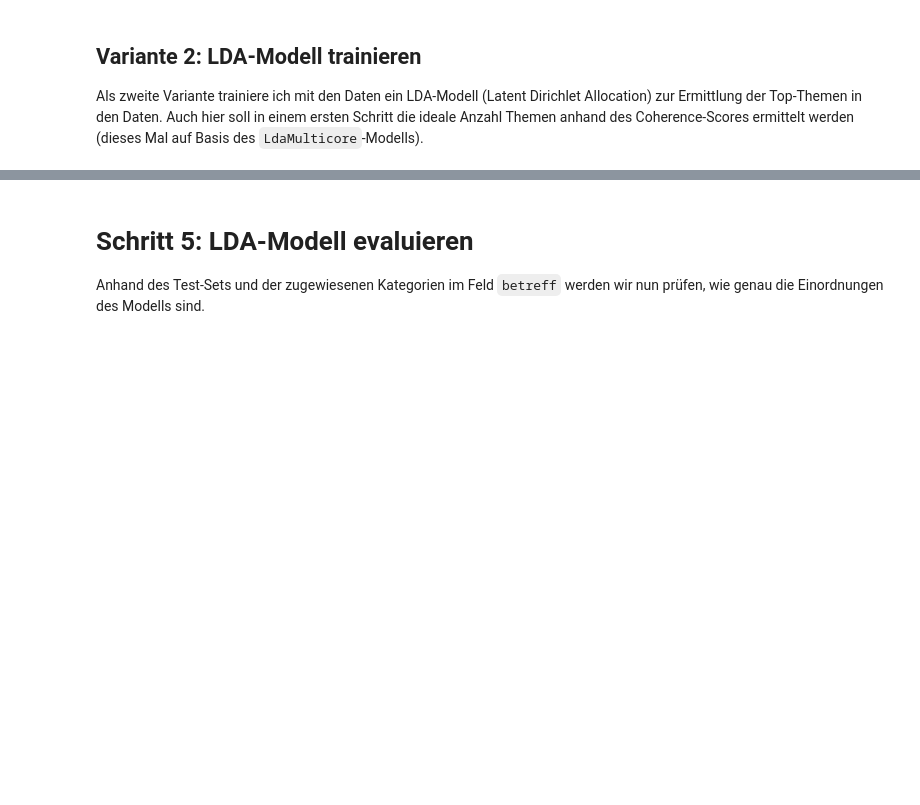
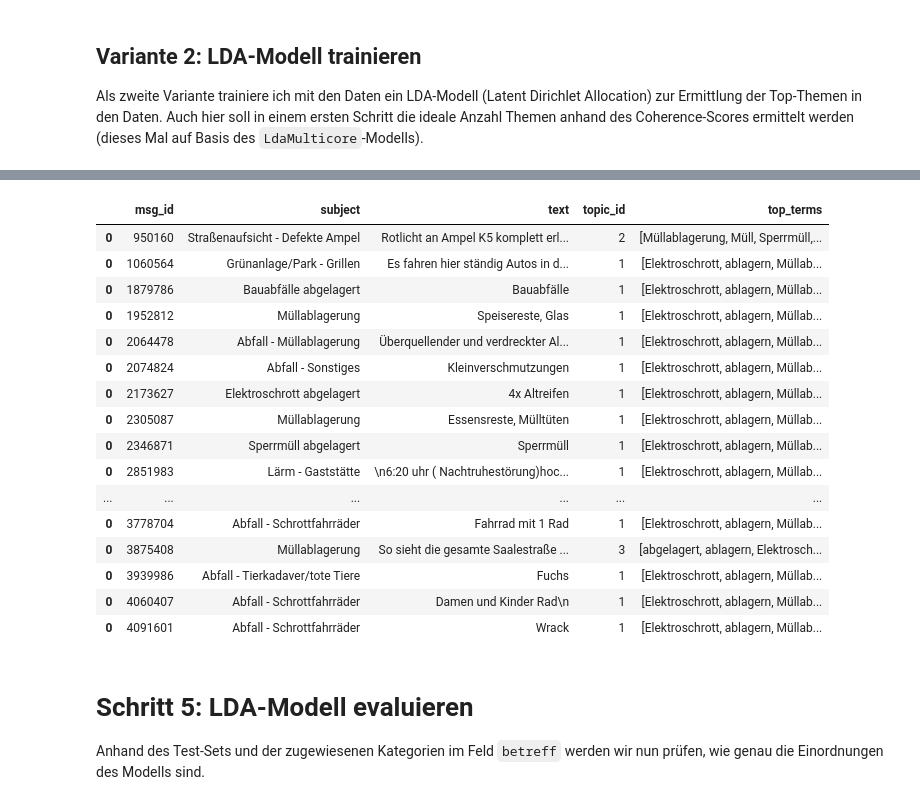
Before and after one commit to schaermu/DLBDSEDE02-Notebook, a Jupyter notebook: src/aufgabe1.ipynb, the cells around one changed output, grey strips where cells are left out. Drawn from its saved outputs; the diff is of its cells as text; code cells hidden in the pictures; blank space fills up the shorter version.

```diff
--- a/src/aufgabe1.ipynb
+++ b/src/aufgabe1.ipynb
@@ -352,3 +360,50 @@ Coherence Score:  -12.537039493587507
+# %%
+lsi_test_dict = gensim.corpora.Dictionary(test_set.values)
+lsi_test_tfidf = TfidfModel(dictionary=lsi_test_dict, smartirs='ntc')
+lsi_test_corpus = [lsi_test_tfidf[lsi_test_dict.doc2bow(doc)] for doc in test_set.values]
+
+predictions = lsi_model[lsi_test_corpus]
+
+dfs = []
+for i, preds in enumerate(predictions):
+    doc = test_set.iloc[i]
+    msg_id = test_set.keys()[i]
+
+    # get original subject/text from source data
+    subject = test_data[test_data.msg_id == msg_id].betreff.values[0]
+    text = test_data[test_data.msg_id == msg_id].sachverhalt.values[0]
+
+    # sort topics by score, get top topic and its top 5 terms
+    preds.sort(key=lambda x: x[1], reverse=True)
+    topic_id, _ = preds[0]
+    top_terms = [topic[0] for topic in lsi_model.show_topic(topic_id, 5)[:]]
+
+    doc_df = pd.DataFrame(
+        [(msg_id, subject, text, topic_id, top_terms)],
+        columns=["msg_id", "subject", "text", "topic_id", "top_terms"],
+    )
+    dfs.append(doc_df)
+
+df = pd.concat(dfs)
+df.head(20)
+# %% [output]
+|  | msg_id | subject | text | topic_id | top_terms |
+| 0 | 950160 | Straßenaufsicht - Defekte Ampel | Rotlicht an Ampel K5 komplett erl... | 2 | [Müllablagerung, Müll, Sperrmüll,... |
+| 0 | 1060564 | Grünanlage/Park - Grillen | Es fahren hier ständig Autos in d... | 1 | [Elektroschrott, ablagern, Müllab... |
+| 0 | 1879786 | Bauabfälle abgelagert | Bauabfälle | 1 | [Elektroschrott, ablagern, Müllab... |
+| 0 | 1952812 | Müllablagerung | Speisereste, Glas | 1 | [Elektroschrott, ablagern, Müllab... |
+| 0 | 2064478 | Abfall - Müllablagerung | Überquellender und verdreckter Al... | 1 | [Elektroschrott, ablagern, Müllab... |
+| 0 | 2074824 | Abfall - Sonstiges | Kleinverschmutzungen | 1 | [Elektroschrott, ablagern, Müllab... |
+| 0 | 2173627 | Elektroschrott abgelagert | 4x Altreifen | 1 | [Elektroschrott, ablagern, Müllab... |
+| 0 | 2305087 | Müllablagerung | Essensreste, Mülltüten | 1 | [Elektroschrott, ablagern, Müllab... |
+| 0 | 2346871 | Sperrmüll abgelagert | Sperrmüll | 1 | [Elektroschrott, ablagern, Müllab... |
+| 0 | 2851983 | Lärm - Gaststätte | \n6:20 uhr ( Nachtruhestörung)hoc... | 1 | [Elektroschrott, ablagern, Müllab... |
+| ... | ... | ... | ... | ... | ... |
+| 0 | 3778704 | Abfall - Schrottfahrräder | Fahrrad mit 1 Rad | 1 | [Elektroschrott, ablagern, Müllab... |
+| 0 | 3875408 | Müllablagerung | So sieht die gesamte Saalestraße ... | 3 | [abgelagert, ablagern, Elektrosch... |
+| 0 | 3939986 | Abfall - Tierkadaver/tote Tiere | Fuchs | 1 | [Elektroschrott, ablagern, Müllab... |
+| 0 | 4060407 | Abfall - Schrottfahrräder | Damen und Kinder Rad\n | 1 | [Elektroschrott, ablagern, Müllab... |
+| 0 | 4091601 | Abfall - Schrottfahrräder | Wrack | 1 | [Elektroschrott, ablagern, Müllab... |
 # %% [markdown]
 # Schritt 5: LDA-Modell evaluieren
 Anhand des Test-Sets und der zugewiesenen Kategorien im Feld `betreff` werden wir nun prüfen, wie genau die Einordnungen des Modells sind.
```
Also changed, not shown: parts of 14 cells of this notebook, 1 other file.
